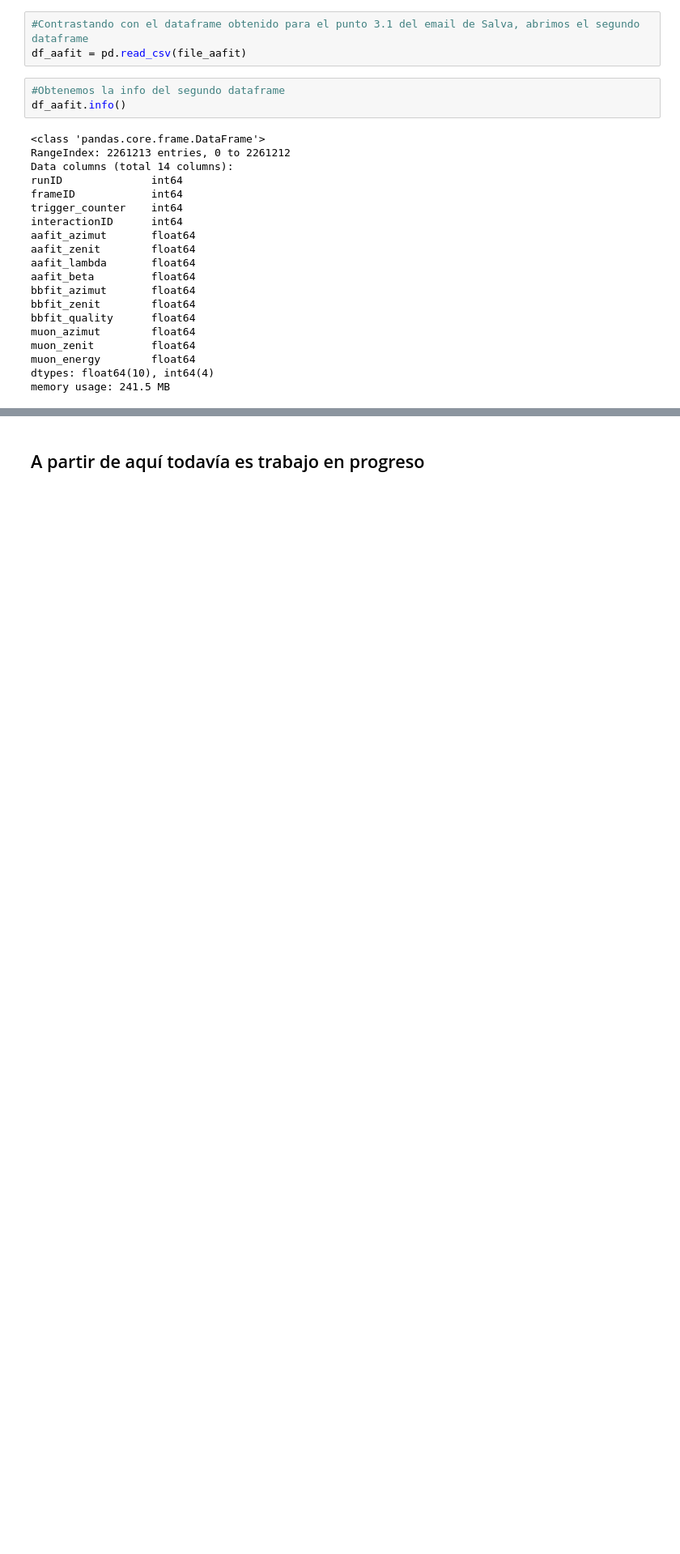
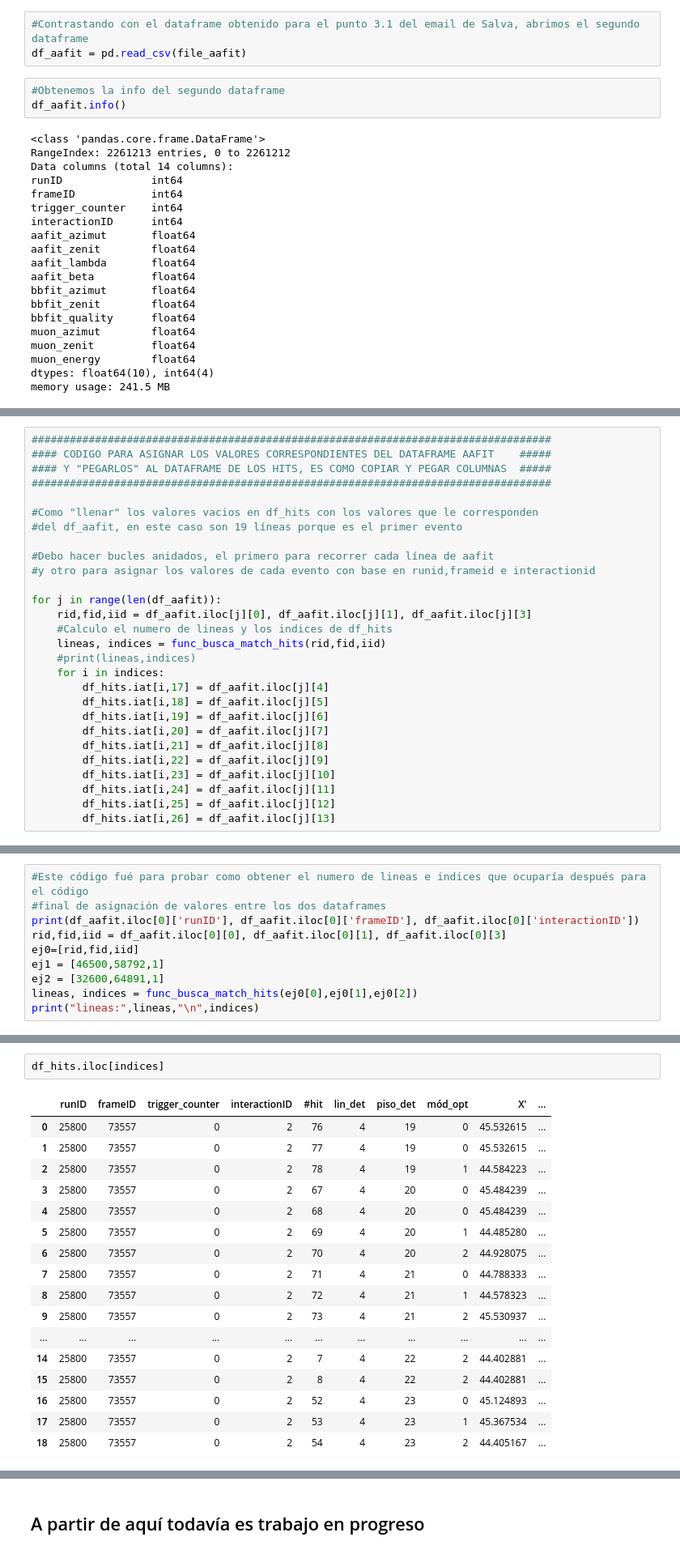
Before and after one commit to mark-ortiz/TFMIA, a Jupyter notebook: MODELADO.ipynb, the cells around one changed output, grey strips where cells are left out. Shown: that part at 81% size. Drawn from its saved outputs; the diff is of its cells as text; blank space fills up the shorter version.

```diff
--- a/MODELADO.ipynb
+++ b/MODELADO.ipynb
@@ -129,0 +162,28 @@ df_aafit.sample(20)
+# %%
+##################################################################################
+#### CODIGO PARA ASIGNAR LOS VALORES CORRESPONDIENTES DEL DATAFRAME AAFIT    #####
+#### Y "PEGARLOS" AL DATAFRAME DE LOS HITS, ES COMO COPIAR Y PEGAR COLUMNAS  #####
+##################################################################################
+
+#Como "llenar" los valores vacios en df_hits con los valores que le corresponden
+#del df_aafit, en este caso son 19 líneas porque es el primer evento
+
+#Debo hacer bucles anidados, el primero para recorrer cada línea de aafit
+#y otro para asignar los valores de cada evento con base en runid,frameid e interactionid
+
+for j in range(len(df_aafit)):
+    rid,fid,iid = df_aafit.iloc[j][0], df_aafit.iloc[j][1], df_aafit.iloc[j][3]
+    #Calculo el numero de lineas y los indices de df_hits
+    lineas, indices = func_busca_match_hits(rid,fid,iid)
+    #print(lineas,indices)
+    for i in indices:
+        df_hits.iat[i,17] = df_aafit.iloc[j][4]
+        df_hits.iat[i,18] = df_aafit.iloc[j][5]
+        df_hits.iat[i,19] = df_aafit.iloc[j][6]
+        df_hits.iat[i,20] = df_aafit.iloc[j][7]
+        df_hits.iat[i,21] = df_aafit.iloc[j][8]
+        df_hits.iat[i,22] = df_aafit.iloc[j][9]
+        df_hits.iat[i,23] = df_aafit.iloc[j][10]
+        df_hits.iat[i,24] = df_aafit.iloc[j][11]
+        df_hits.iat[i,25] = df_aafit.iloc[j][12]
+        df_hits.iat[i,26] = df_aafit.iloc[j][13]
@@ -129,0 +201,10 @@ df_aafit.sample(20)
+# %%
+#Este código fué para probar como obtener el numero de lineas e indices que ocuparía después para el código
+#final de asignación de valores entre los dos dataframes
+print(df_aafit.iloc[0]['runID'], df_aafit.iloc[0]['frameID'], df_aafit.iloc[0]['interactionID'])
+rid,fid,iid = df_aafit.iloc[0][0], df_aafit.iloc[0][1], df_aafit.iloc[0][3]
+ej0=[rid,fid,iid]
+ej1 = [46500,58792,1]
+ej2 = [32600,64891,1]
+lineas, indices = func_busca_match_hits(ej0[0],ej0[1],ej0[2])
+print("lineas:",lineas,"\n",indices)
@@ -129,0 +215,20 @@ df_aafit.sample(20)
+# %%
+df_hits.iloc[indices]
+# %% [output]
+|  | runID | frameID | trigger_counter | interactionID | #hit | lin_det | piso_det | mód_opt | X' | ... |
+| 0 | 25800 | 73557 | 0 | 2 | 76 | 4 | 19 | 0 | 45.532615 | ... |
+| 1 | 25800 | 73557 | 0 | 2 | 77 | 4 | 19 | 0 | 45.532615 | ... |
+| 2 | 25800 | 73557 | 0 | 2 | 78 | 4 | 19 | 1 | 44.584223 | ... |
+| 3 | 25800 | 73557 | 0 | 2 | 67 | 4 | 20 | 0 | 45.484239 | ... |
+| 4 | 25800 | 73557 | 0 | 2 | 68 | 4 | 20 | 0 | 45.484239 | ... |
+| 5 | 25800 | 73557 | 0 | 2 | 69 | 4 | 20 | 1 | 44.485280 | ... |
+| 6 | 25800 | 73557 | 0 | 2 | 70 | 4 | 20 | 2 | 44.928075 | ... |
+| 7 | 25800 | 73557 | 0 | 2 | 71 | 4 | 21 | 0 | 44.788333 | ... |
+| 8 | 25800 | 73557 | 0 | 2 | 72 | 4 | 21 | 1 | 44.578323 | ... |
+| 9 | 25800 | 73557 | 0 | 2 | 73 | 4 | 21 | 2 | 45.530937 | ... |
+| ... | ... | ... | ... | ... | ... | ... | ... | ... | ... | ... |
+| 14 | 25800 | 73557 | 0 | 2 | 7 | 4 | 22 | 2 | 44.402881 | ... |
+| 15 | 25800 | 73557 | 0 | 2 | 8 | 4 | 22 | 2 | 44.402881 | ... |
+| 16 | 25800 | 73557 | 0 | 2 | 52 | 4 | 23 | 0 | 45.124893 | ... |
+| 17 | 25800 | 73557 | 0 | 2 | 53 | 4 | 23 | 1 | 45.367534 | ... |
+| 18 | 25800 | 73557 | 0 | 2 | 54 | 4 | 23 | 2 | 44.405167 | ... |
```
Also changed, not shown: parts of 19 cells of this notebook.
